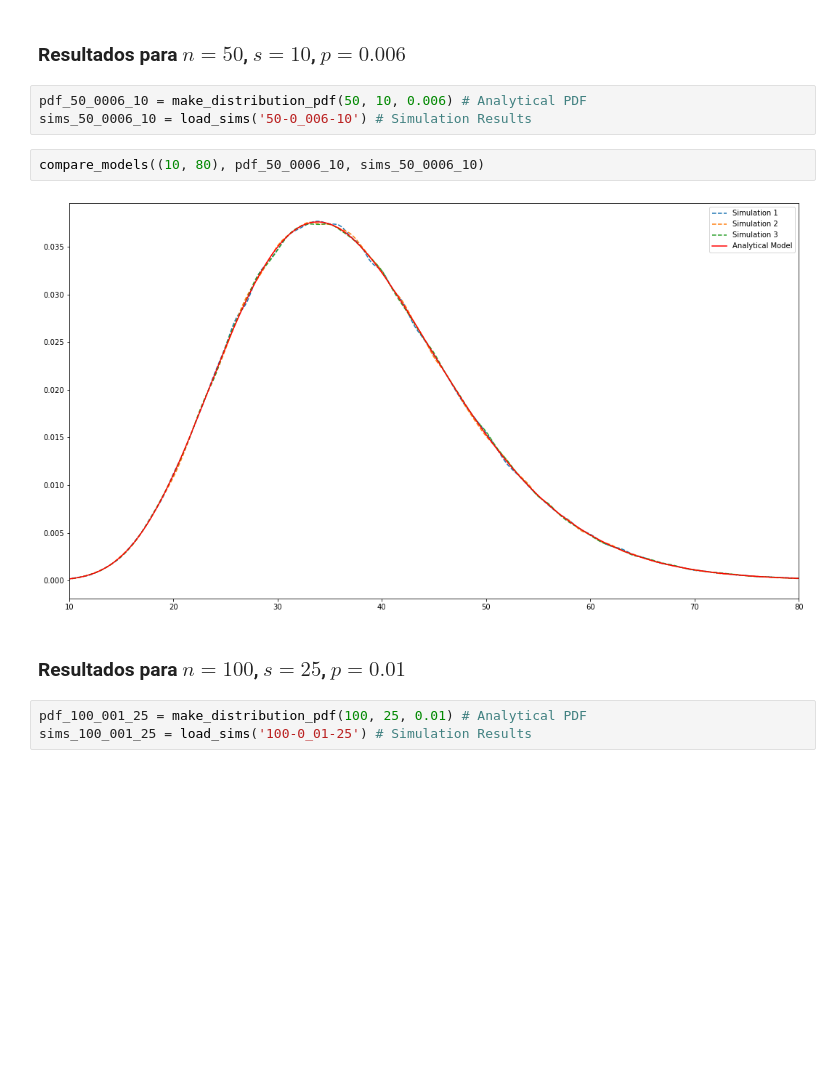
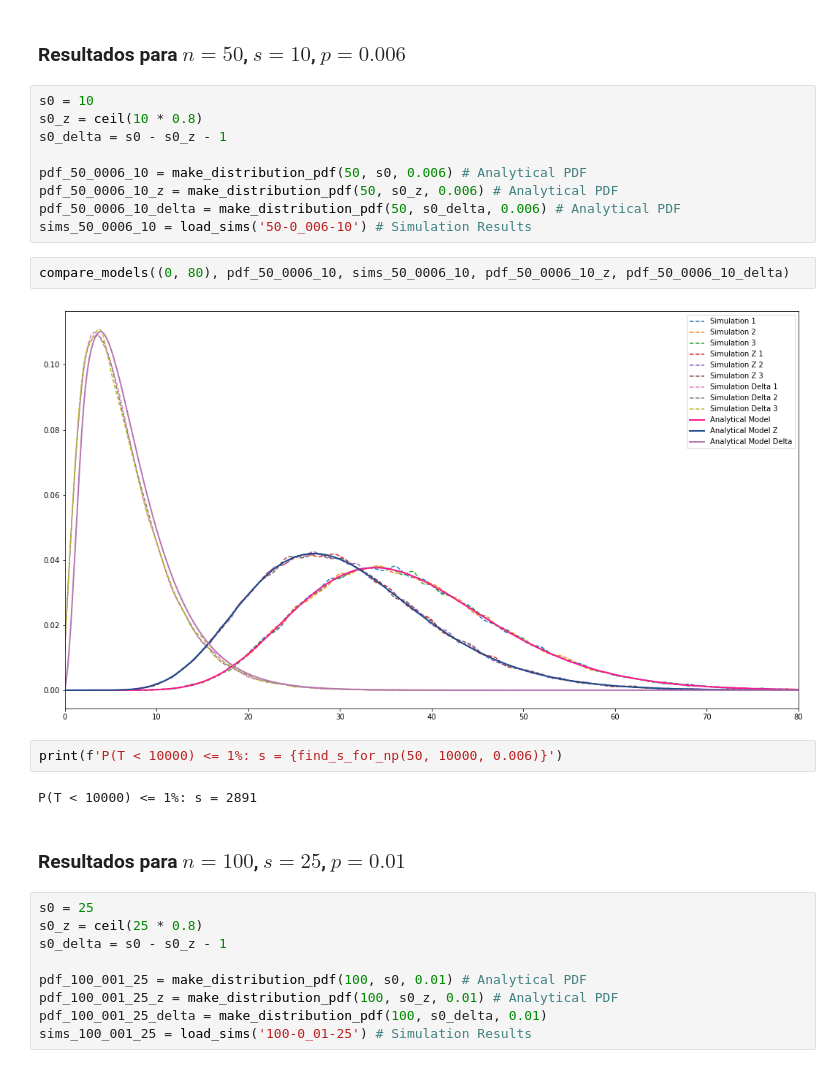
Before and after one commit to DanielHLelis/PROJ1-STAT, a Jupyter notebook: analysis.ipynb, the cells around one changed output. Cells and saved outputs as stored; diff of their text form; blank space fills up the shorter version.

Commit message:
update plots

```diff
--- a/analysis.ipynb
+++ b/analysis.ipynb
@@ -179,15 +212,31 @@ def compare_models(x_range: Tuple[int, int], pdf: Callable[[int], float], sims:
 # %% [markdown]
 ### Resultados para $n=50$, $s=10$, $p=0.006$
 # %%
-pdf_50_0006_10 = make_distribution_pdf(50, 10, 0.006) # Analytical PDF
+s0 = 10
+s0_z = ceil(10 * 0.8)
+s0_delta = s0 - s0_z - 1
+
+pdf_50_0006_10 = make_distribution_pdf(50, s0, 0.006) # Analytical PDF
+pdf_50_0006_10_z = make_distribution_pdf(50, s0_z, 0.006) # Analytical PDF
+pdf_50_0006_10_delta = make_distribution_pdf(50, s0_delta, 0.006) # Analytical PDF
 sims_50_0006_10 = load_sims('50-0_006-10') # Simulation Results
 # %%
-compare_models((10, 80), pdf_50_0006_10, sims_50_0006_10)
+compare_models((0, 80), pdf_50_0006_10, sims_50_0006_10, pdf_50_0006_10_z, pdf_50_0006_10_delta)
 # %% [output]
-[figure, old version]
+[figure, new version]
+# %%
+print(f'P(T < 10000) <= 1%: s = {find_s_for_np(50, 10000, 0.006)}')
+# %% [output]
+P(T < 10000) <= 1%: s = 2891
 # %% [markdown]
 ### Resultados para $n=100$, $s=25$, $p=0.01$
 # %%
-pdf_100_001_25 = make_distribution_pdf(100, 25, 0.01) # Analytical PDF
+s0 = 25
+s0_z = ceil(25 * 0.8)
+s0_delta = s0 - s0_z - 1
+
+pdf_100_001_25 = make_distribution_pdf(100, s0, 0.01) # Analytical PDF
+pdf_100_001_25_z = make_distribution_pdf(100, s0_z, 0.01) # Analytical PDF
+pdf_100_001_25_delta = make_distribution_pdf(100, s0_delta, 0.01)
 sims_100_001_25 = load_sims('100-0_01-25') # Simulation Results
 # %%
```
Also changed, not shown: parts of 10 cells of this notebook.
